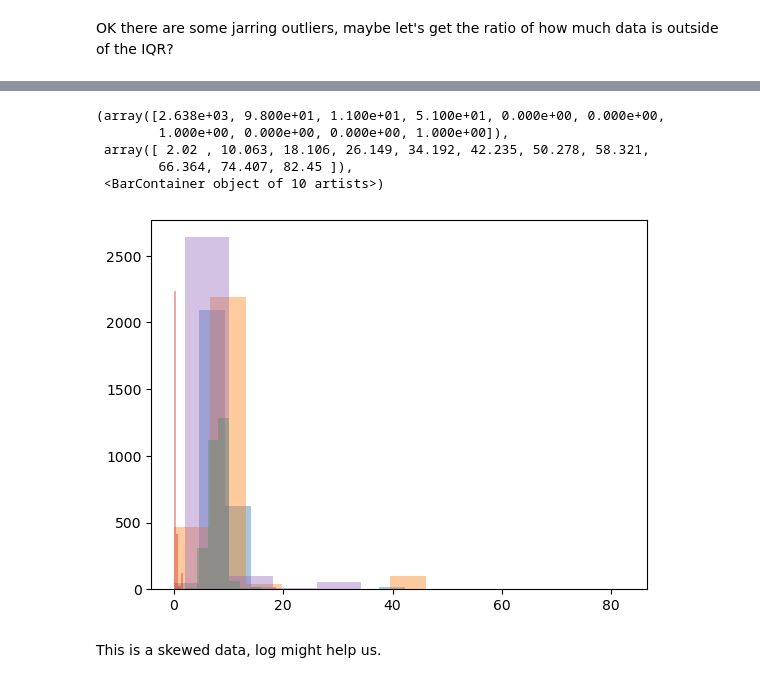
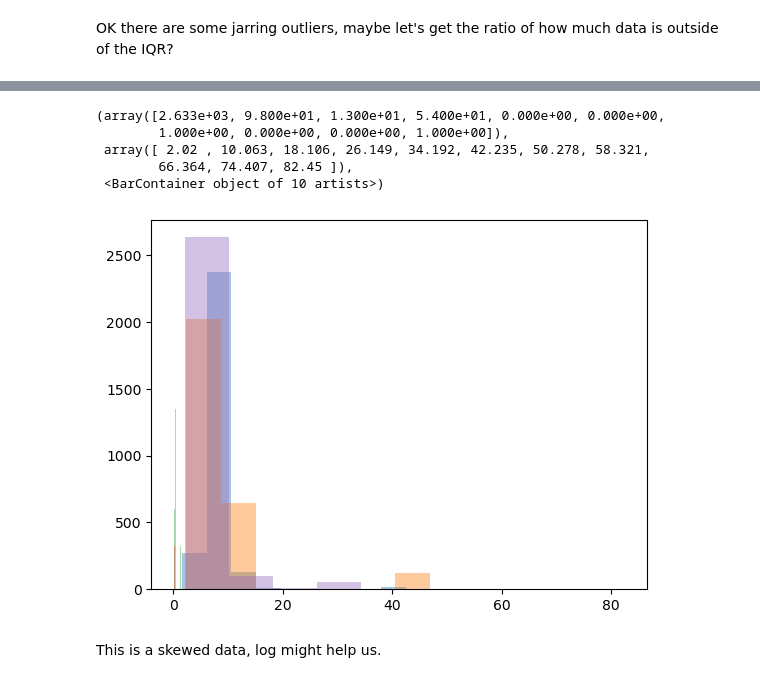
Before and after one commit to ameram/dissolved_o2_augmentation, a Jupyter notebook: playground_3-21.ipynb, the cells around one changed output, grey strips where cells are left out. Drawn from its saved outputs; the diff is of its cells as text; code cells hidden in the pictures.

```diff
--- a/playground_3-21.ipynb
+++ b/playground_3-21.ipynb
@@ -208,5 +209,5 @@ plt.show()
 # %%
-imporatnces = rf_classifier.feature_importances_
+imporatnces = rf.feature_importances_
 # %%
 len(imporatnces)
 # %% [output]
@@ -351,10 +352,10 @@ five_f.describe()
 # %% [markdown]
 OK there are some jarring outliers, maybe let's get the ratio of how much data is outside of the IQR?
 # %%
-O21_cutoff = (five_f['O2_1'].quantile(0.99))
+O21_cutoff = (five_f['O2_1'].quantile(0.9))
 O22_cutoff = (five_f['O2_2'].quantile(0.9))
-O24_cutoff = (five_f['O2_4'].quantile(0.9))
-NH4_cutoff = (five_f['NH4_1'].quantile(0.9))
+NH4_cutoff = (five_f['NH4_6'].quantile(0.9))
+NO2_cutoff = (five_f['NO2_2'].quantile(0.9))
 BOD5_cutoff = (five_f['BOD5_5'].quantile(0.9))
 
 # Clip the last 10 percentiles
@@ -375 +376,6 @@ print(len(five_f[five_f['BOD5_5'] <= BOD5_cutoff])/len(five_f)* 100)
+# %%
+five_f = five_f.copy()
+# %%
+five_f['NH4_6'] = five_f['NH4_6'].clip(five_f['NH4_6'].min(), NH4_cutoff)
+five_f['NO2_2'] = five_f['NO2_2'].clip(five_f['NH4_6'].min(), NO2_cutoff)
 # %% [markdown]
@@ -377,15 +395,15 @@ I don't think this kind of mechanical cut off would be beneficial.
 # %%
 plt.hist(five_f['O2_1'], alpha=0.4)
 plt.hist(five_f['O2_2'], alpha=0.4)
-plt.hist(five_f['O2_4'], alpha=0.4)
-plt.hist(five_f['NH4_1'], alpha=0.4)
+plt.hist(five_f['NH4_6'], alpha=0.4)
+plt.hist(five_f['NO2_2'], alpha=0.4)
 plt.hist(five_f['BOD5_5'], alpha=0.4)
 # %% [output]
-(array([2.638e+03, 9.800e+01, 1.100e+01, 5.100e+01, 0.000e+00, 0.000e+00,
+(array([2.633e+03, 9.800e+01, 1.300e+01, 5.400e+01, 0.000e+00, 0.000e+00,
         1.000e+00, 0.000e+00, 0.000e+00, 1.000e+00]),
  array([ 2.02 , 10.063, 18.106, 26.149, 34.192, 42.235, 50.278, 58.321,
         66.364, 74.407, 82.45 ]),
  <BarContainer object of 10 artists>)
-[figure, old version]
+[figure, new version]
 # %% [markdown]
 This is a skewed data, log might help us.
```
Also changed, not shown: parts of 33 cells of this notebook.
